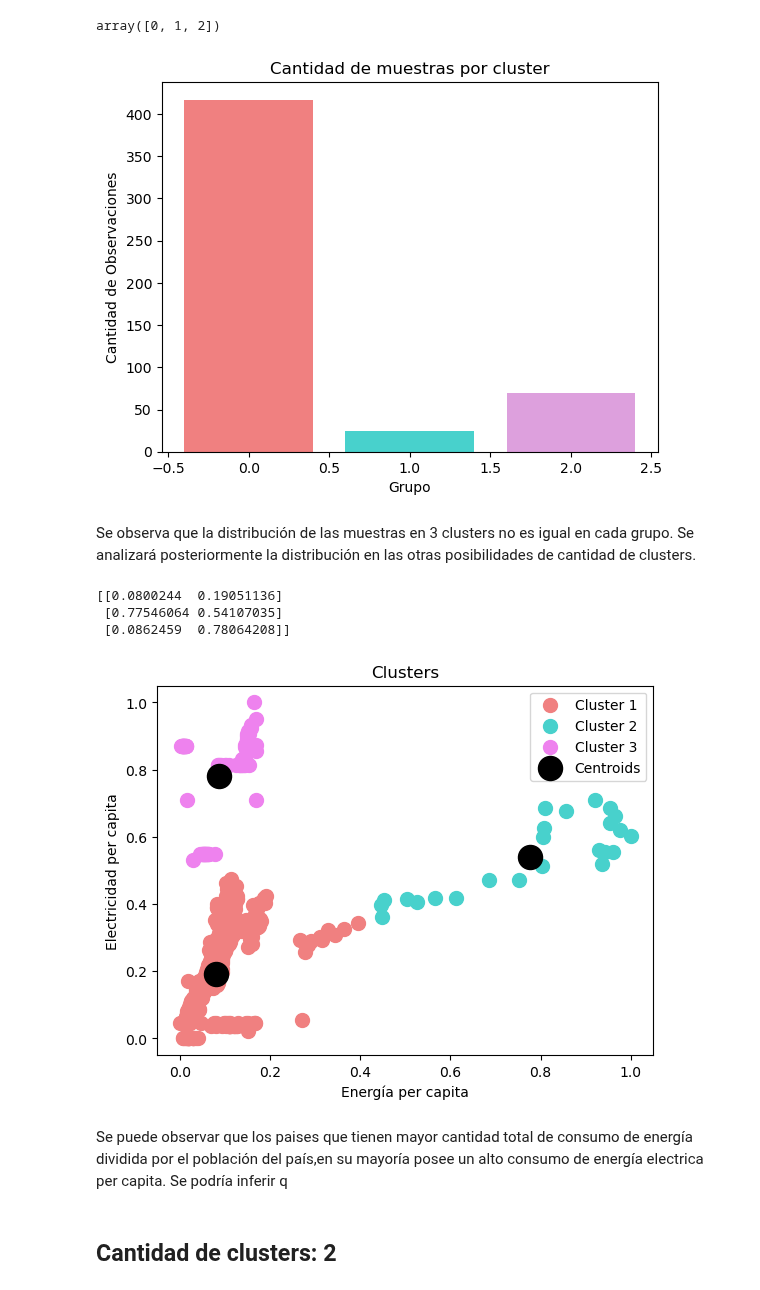
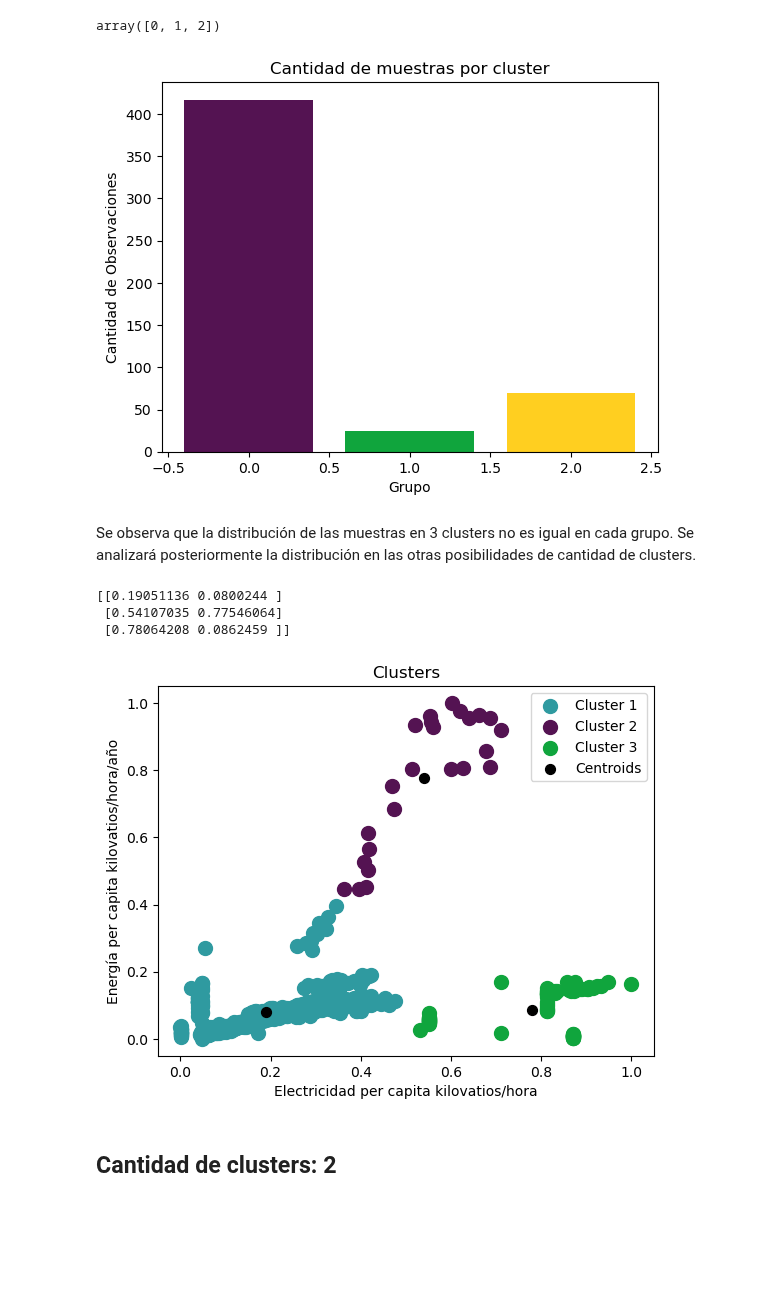
Before and after one commit to L-Ameneiro/EDA-Datasets, a Jupyter notebook: notebooks/MODELO NO SUPERVISADO consumo_energ_mundial.ipynb, the cells around one changed output. Saved outputs shown, nothing was run; the diff lists cells and outputs as text; code cells hidden in the pictures; blank space fills up the shorter version.

```diff
--- a/notebooks/MODELO NO SUPERVISADO consumo_energ_mundial.ipynb
+++ b/notebooks/MODELO NO SUPERVISADO consumo_energ_mundial.ipynb
@@ -162,6 +159,6 @@ p1_scal
 # %%
 # Se seleccionan las variables a analizar
-x=p1_scal[['energy_per_capita','per_capita_electricity']].values
+x=p1_scal[['per_capita_electricity', 'energy_per_capita']].values
 pd.DataFrame(x).head(5)
 # %% [output]
 |  | 0 | 1 |
@@ -279,15 +278,15 @@ y_means3=kmeansmodel3.fit_predict(x)
 # %%
 #Se verifica la cantidad de observaciones (3 clusters)
 cluster_counts = np.bincount(y_means3)
 cluster_labels = list(range(len(cluster_counts)))
-colors = ['lightcoral', 'mediumturquoise', 'plum']
+colors = ['#541352FF', '#10a53dFF','#ffcf20FF']
 plt.bar(cluster_labels, cluster_counts, color=colors)
 plt.title('Cantidad de muestras por cluster')
 plt.xlabel('Grupo')
 plt.ylabel('Cantidad de Observaciones')
 plt.show()
 # %% [output]
-[figure, old version]
+[figure, new version]
 # %% [markdown]
 Se observa que la distribución de las muestras en 3 clusters no es igual en cada grupo. Se analizará posteriormente la distribución en las otras posibilidades de cantidad de clusters.
 # %%
@@ -295,24 +294,22 @@ Se observa que la distribución de las muestras en 3 clusters no es igual en cad
 centroids3 =kmeansmodel3.cluster_centers_
 print(centroids3)
 # %% [output]
-[[0.0800244  0.19051136]
- [0.77546064 0.54107035]
- [0.0862459  0.78064208]]
+[[0.19051136 0.0800244 ]
+ [0.54107035 0.77546064]
+ [0.78064208 0.0862459 ]]
 # %%
 # Se observan los posibles clusters
-plt.scatter(x[y_means3 == 0, 0], x[y_means3 == 0, 1], s = 100, c = 'lightcoral', label = 'Cluster 1')
-plt.scatter(x[y_means3 == 1, 0], x[y_means3 == 1, 1], s = 100, c = 'mediumturquoise', label = 'Cluster 2')
-plt.scatter(x[y_means3 == 2, 0], x[y_means3 == 2, 1], s = 100, c = 'violet', label = 'Cluster 3')
-plt.scatter(kmeansmodel3.cluster_centers_[:, 0], kmeansmodel3.cluster_centers_[:, 1], s = 300, c = 'black', label = 'Centroids')
+plt.scatter(x[y_means3 == 0, 0], x[y_means3 == 0, 1], s = 100, c = '#2f9aa0FF', label = 'Cluster 1')
+plt.scatter(x[y_means3 == 1, 0], x[y_means3 == 1, 1], s = 100, c = '#541352FF', label = 'Cluster 2')
+plt.scatter(x[y_means3 == 2, 0], x[y_means3 == 2, 1], s = 100, c = '#10a53dFF', label = 'Cluster 3')
+plt.scatter(kmeansmodel3.cluster_centers_[:, 0], kmeansmodel3.cluster_centers_[:, 1], s = 50, c = 'black', label = 'Centroids')
 plt.title('Clusters')
-plt.xlabel('Energía per capita')
-plt.ylabel('Electricidad per capita')
+plt.xlabel('Electricidad per capita kilovatios/hora')
+plt.ylabel('Energía per capita kilovatios/hora/año')
 plt.legend()
 plt.show()
 # %% [output]
-[figure, old version]
+[figure, new version]
-# %% [markdown]
-Se puede observar que los paises que tienen mayor cantidad total de consumo de energía dividida por el población del país,en su mayoría posee un alto consumo de energía electrica per capita. Se podría inferir q
 # %% [markdown]
 ## Cantidad de clusters: 2
 # %%
```
Also changed, not shown: parts of 20 cells of this notebook, 2 other files.
